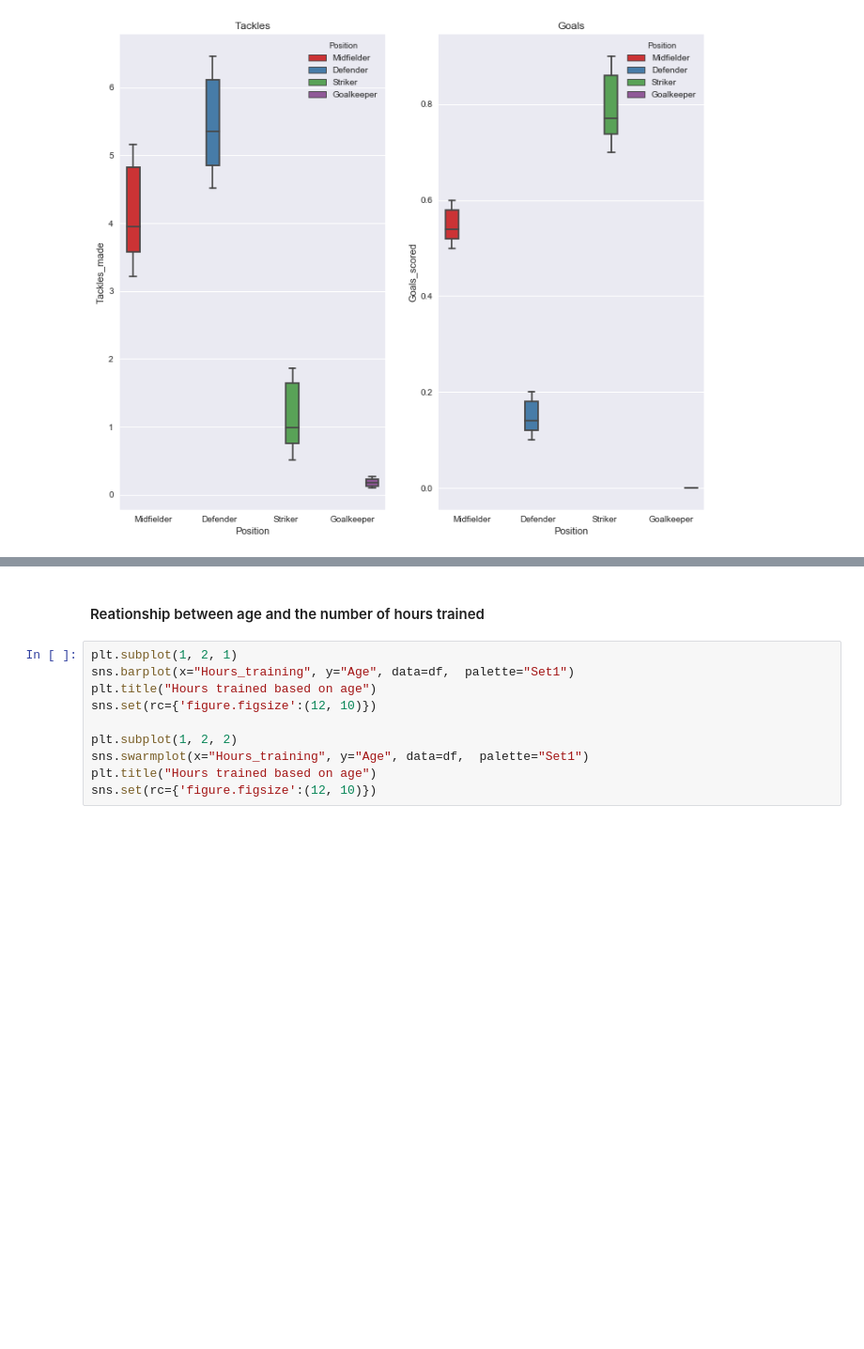
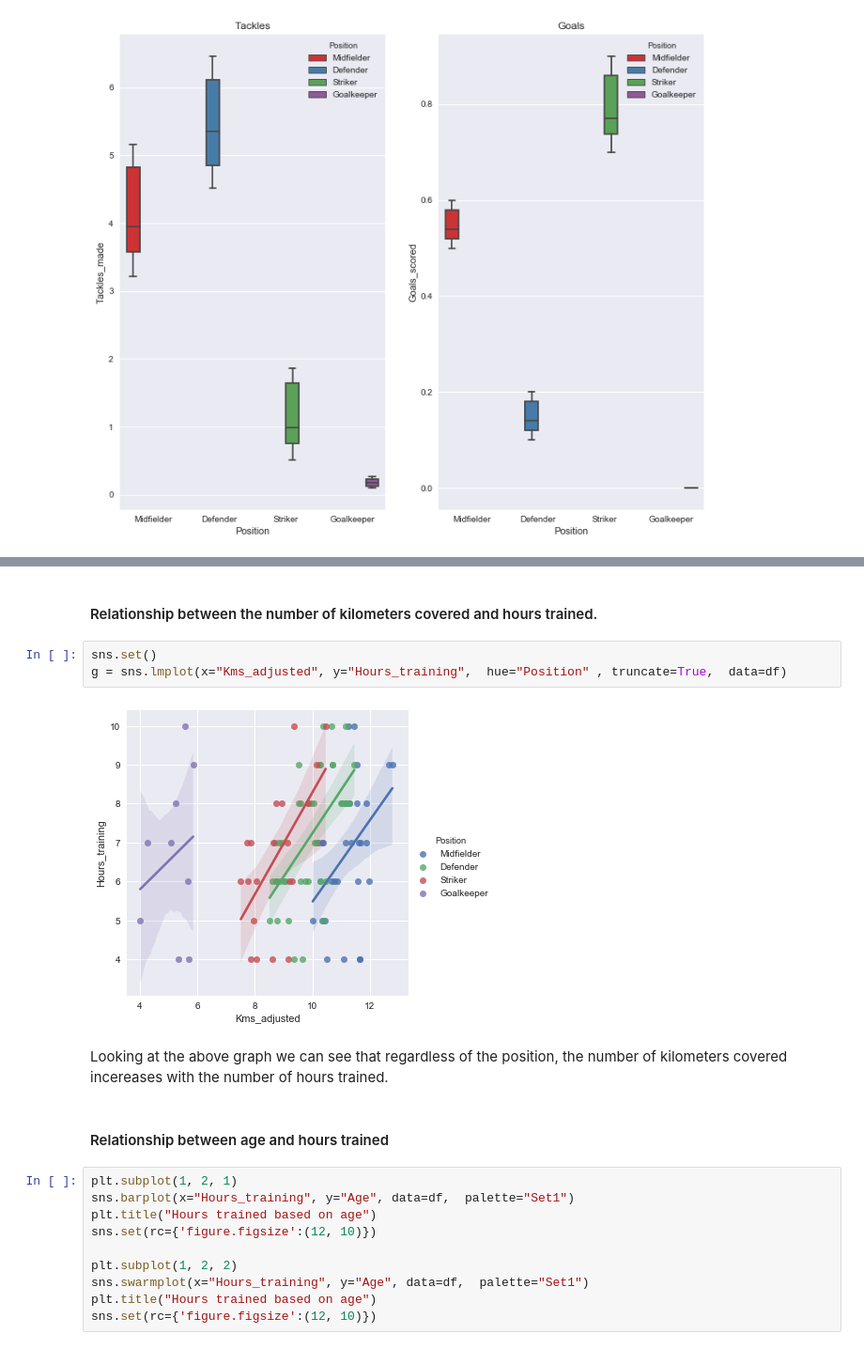
Before and after one commit to TommyVaughan/real-world, a Jupyter notebook: Untitled.ipynb, the cells around one changed output, grey strips where cells are left out. Shown at 94% size. Drawn from its saved outputs; the diff is of its cells as text; blank space fills up the shorter version.

```diff
--- a/Untitled.ipynb
+++ b/Untitled.ipynb
@@ -504,5 +366,14 @@ SyntaxError: invalid syntax (<ipython-input-171-c9c07495d7b0>, line 1)
+# %% [markdown]
+#### Relationship between the number of kilometers covered and hours trained.
+# %%
+sns.set()
+g = sns.lmplot(x="Kms_adjusted", y="Hours_training",  hue="Position" , truncate=True,  data=df)
+# %% [output]
+[figure, added]
+# %% [markdown]
+Looking at the above graph we can see that regardless of the position, the number of kilometers covered incereases with the number of hours trained.
 # %% [markdown]
-#### Reationship between age and the number of hours trained
+#### Relationship between age and hours trained
 # %%
 plt.subplot(1, 2, 1)
 sns.barplot(x="Hours_training", y="Age", data=df,  palette="Set1")
```
Also changed, not shown: parts of 37 cells of this notebook.
